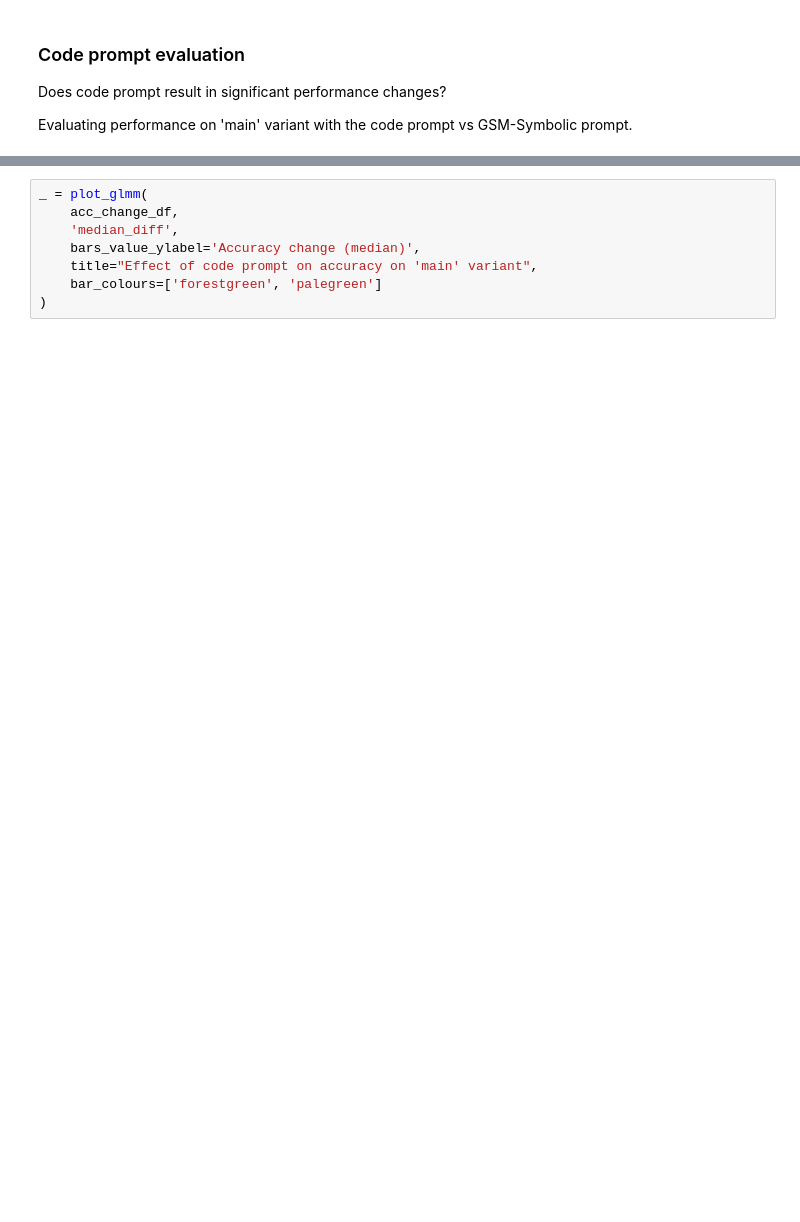
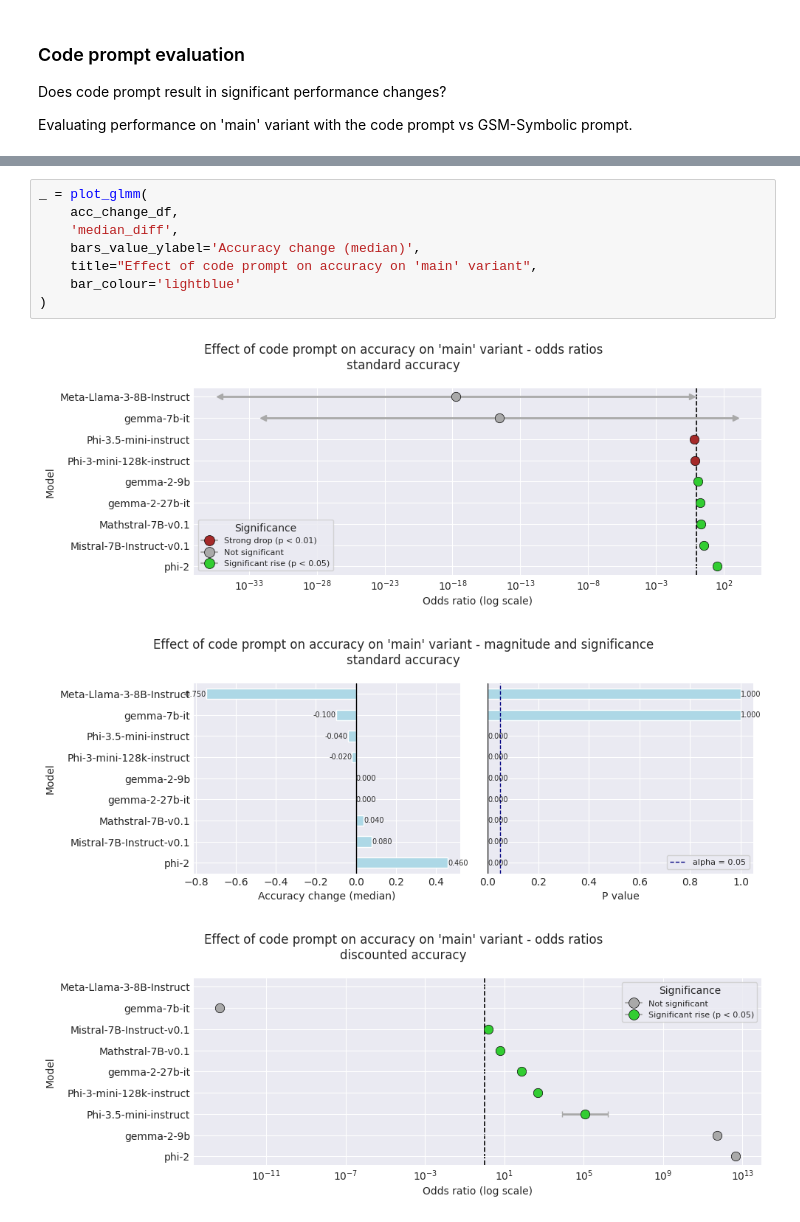
Before and after one commit to the-mysh/gsm-symbolic-benchmarking, a Jupyter notebook: notebooks/results_pres/2026-02-25.ipynb, the cells around one changed output, grey strips where cells are left out. Saved outputs shown, nothing was run; the diff lists cells and outputs as text; blank space fills up the shorter version.

Commit message:
Horizontal bar plots

```diff
--- a/notebooks/results_pres/2026-02-25.ipynb
+++ b/notebooks/results_pres/2026-02-25.ipynb
@@ -101,8 +191,12 @@ acc_change_df
 # %%
 _ = plot_glmm(
     acc_change_df,
     'median_diff',
     bars_value_ylabel='Accuracy change (median)',
     title="Effect of code prompt on accuracy on 'main' variant",
-    bar_colours=['forestgreen', 'palegreen']
+    bar_colour='lightblue'
 )
+# %% [output]
+[figure, added]
+[figure, added]
+[figure, added]
```
Also changed, not shown: parts of 11 cells of this notebook, 1 other file.
